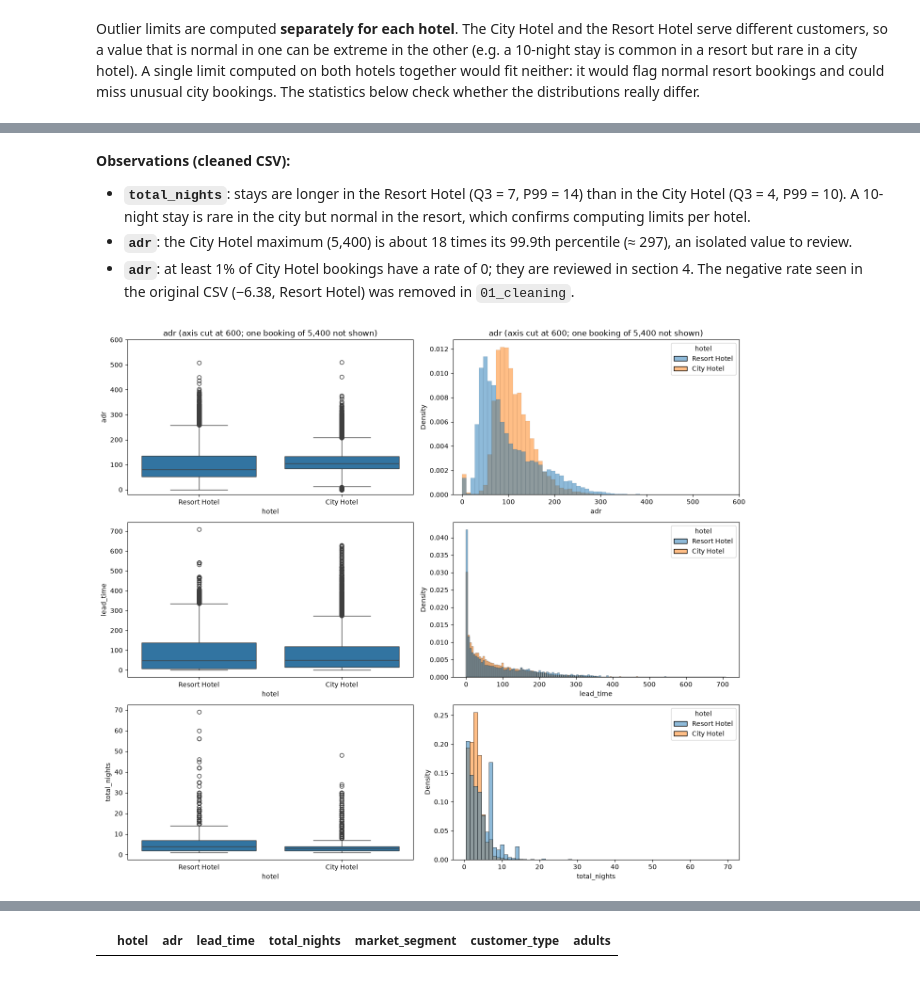
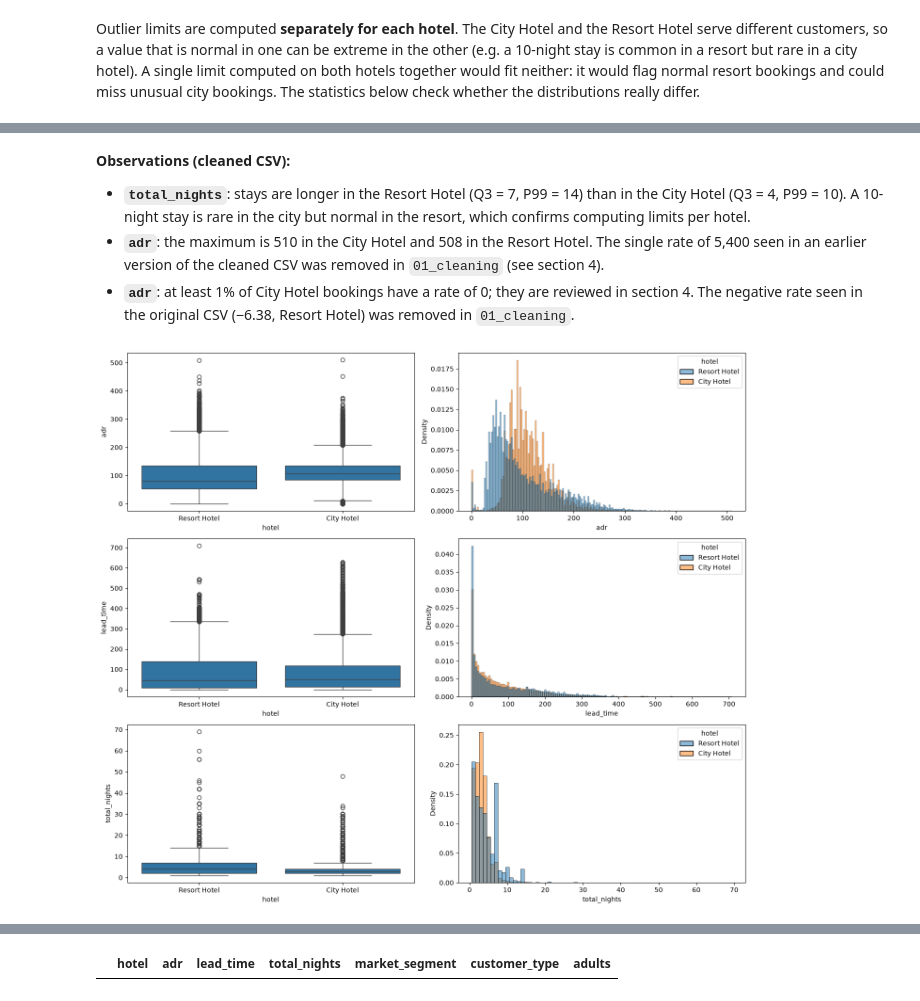
Before and after one commit to martinmon19/Assignment-MACHINE-LEARNING, a Jupyter notebook: notebooks/02_outliers.ipynb, the cells around one changed output, grey strips where cells are left out. Drawn from its saved outputs; the diff is of its cells as text; code cells hidden in the pictures.

Commit message:
Update outliers notebook for the new clean CSV (5,400 removed in cleaning)
Co-Authored-By: Claude Opus 5.5 <noreply@anthropic.com>

```diff
--- a/notebooks/02_outliers.ipynb
+++ b/notebooks/02_outliers.ipynb
@@ -206,33 +206,28 @@ df.groupby('hotel')[['adr', 'lead_time', 'total_nights']].describe(percentiles =
 - **`total_nights`**: stays are longer in the Resort Hotel (Q3 = 7, P99 = 14) than in the City Hotel
   (Q3 = 4, P99 = 10). A 10-night stay is rare in the city but normal in the resort, which confirms
   computing limits per hotel.
-- **`adr`**: the City Hotel maximum (5,400) is about 18 times its 99.9th percentile (≈ 297),
-  an isolated value to review.
+- **`adr`**: the maximum is 510 in the City Hotel and 508 in the Resort Hotel. The single rate of
+  5,400 seen in an earlier version of the cleaned CSV was removed in `01_cleaning` (see section 4).
 - **`adr`**: at least 1% of City Hotel bookings have a rate of 0; they are reviewed in section 4.
   The negative rate seen in the original CSV (−6.38, Resort Hotel) was removed in `01_cleaning`.
 # %%
 fig, axes = plt.subplots(3, 2, figsize=(14, 12))
 
 for i, var in enumerate(["adr", "lead_time", "total_nights"]):
     # Left column: boxplot per hotel
     sns.boxplot(data=df, x="hotel", y=var, ax=axes[i, 0])
 
     sns.histplot(
         data=df, x=var, hue="hotel",
         stat="density", common_norm=False,
         discrete=(var == "total_nights"),
         ax=axes[i, 1],
     )
 
-axes[0, 0].set_ylim(-20, 600)
-axes[0, 1].set_xlim(-20, 600)
-axes[0, 0].set_title("adr (axis cut at 600; one booking of 5,400 not shown)")
-axes[0, 1].set_title("adr (axis cut at 600; one booking of 5,400 not shown)")
-
 plt.tight_layout()
 plt.show()
 # %% [output]
-[figure, old version]
+[figure, new version]
 # %% [markdown]
 **What the plots show (cleaned CSV):**
 
```
Also changed, not shown: parts of 33 cells of this notebook.
